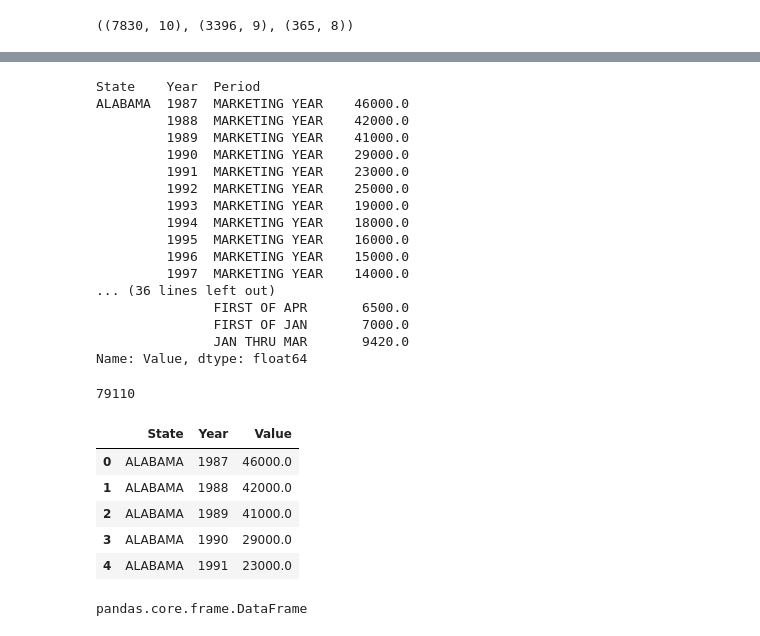
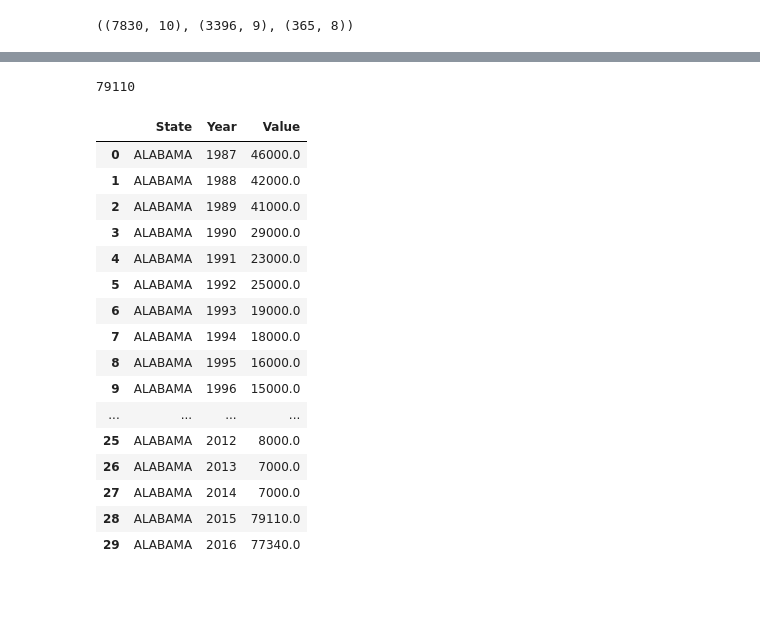
Before and after one commit to cocoisland/python_apps, a Jupyter notebook: bees/bees_colony.ipynb, the cells around one changed output, grey strips where cells are left out. Saved outputs shown, nothing was run; the diff lists cells and outputs as text; code cells hidden in the pictures; blank space fills up the shorter version.

```diff
--- a/bees/bees_colony.ipynb
+++ b/bees/bees_colony.ipynb
@@ -105,23 +140,3 @@ dfV=df_state.Value.groupby([df_state['State'],df_state['Year'],df_state['Period'
-# %%
-dfV.head(50)
-# %% [output]
-State    Year  Period
-ALABAMA  1987  MARKETING YEAR    46000.0
-         1988  MARKETING YEAR    42000.0
-         1989  MARKETING YEAR    41000.0
-         1990  MARKETING YEAR    29000.0
-         1991  MARKETING YEAR    23000.0
-         1992  MARKETING YEAR    25000.0
-         1993  MARKETING YEAR    19000.0
-         1994  MARKETING YEAR    18000.0
-         1995  MARKETING YEAR    16000.0
-         1996  MARKETING YEAR    15000.0
-         1997  MARKETING YEAR    14000.0
-... (36 lines left out)
-               FIRST OF APR       6500.0
-               FIRST OF JAN       7000.0
-               JAN THRU MAR       9420.0
-Name: Value, dtype: float64
 # %%
 # summing ALABAMA state and Year 2015 to check method3 total accuracy
 10260+7500+7000+8500+8000+11600+10560+7000+8690
@@ -132,19 +147,27 @@ Name: Value, dtype: float64
 dfs=df_state.Value.groupby([df_state['State'],df_state['Year']]).sum()
 # %%
 dfs=dfs.reset_index()
-# %%
-dfs.head()
-# %% [output]
-|  | State | Year | Value |
-| 0 | ALABAMA | 1987 | 46000.0 |
-| 1 | ALABAMA | 1988 | 42000.0 |
-| 2 | ALABAMA | 1989 | 41000.0 |
-| 3 | ALABAMA | 1990 | 29000.0 |
-| 4 | ALABAMA | 1991 | 23000.0 |
-# %%
-type(dfs)
-# %% [output]
-pandas.core.frame.DataFrame
+# %%
+# Value per Alabama and 2015 = 79110.0 matched calculated above. Hence result checked out.
+dfs.head(30)
+# %% [output]
+|  | State | Year | Value |
+| 0 | ALABAMA | 1987 | 46000.0 |
+| 1 | ALABAMA | 1988 | 42000.0 |
+| 2 | ALABAMA | 1989 | 41000.0 |
+| 3 | ALABAMA | 1990 | 29000.0 |
+| 4 | ALABAMA | 1991 | 23000.0 |
+| 5 | ALABAMA | 1992 | 25000.0 |
+| 6 | ALABAMA | 1993 | 19000.0 |
+| 7 | ALABAMA | 1994 | 18000.0 |
+| 8 | ALABAMA | 1995 | 16000.0 |
+| 9 | ALABAMA | 1996 | 15000.0 |
+| ... | ... | ... | ... |
+| 25 | ALABAMA | 2012 | 8000.0 |
+| 26 | ALABAMA | 2013 | 7000.0 |
+| 27 | ALABAMA | 2014 | 7000.0 |
+| 28 | ALABAMA | 2015 | 79110.0 |
+| 29 | ALABAMA | 2016 | 77340.0 |
 # %%
 dfs.dtypes
 # %% [output]
```
Also changed, not shown: parts of 18 cells of this notebook.
